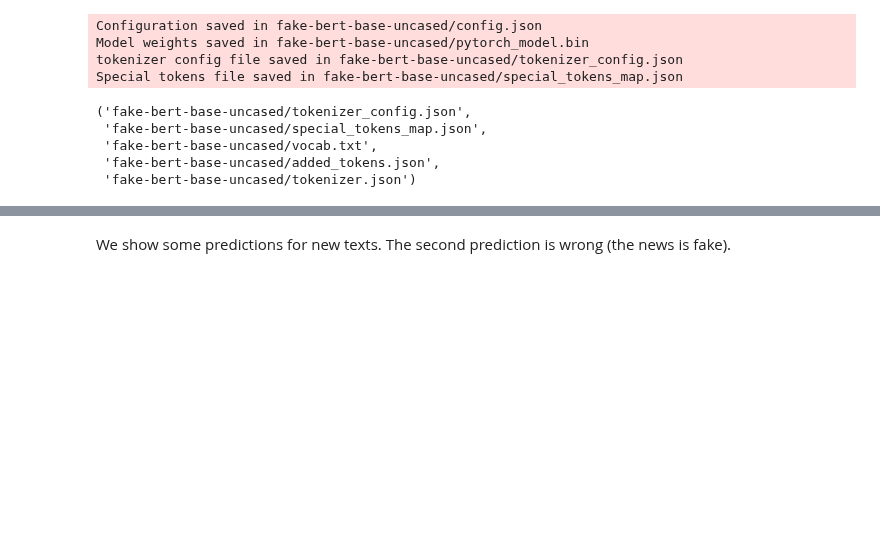
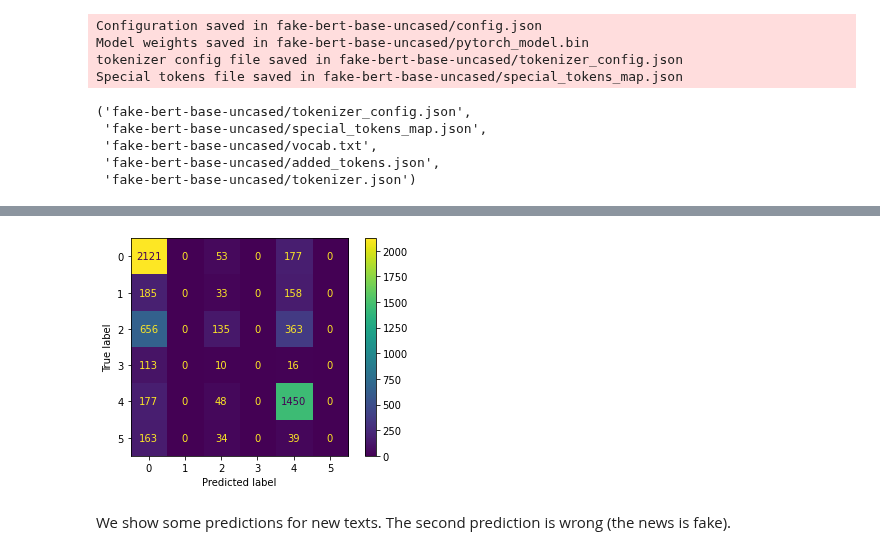
Before and after one commit to FlamanteGit/tfg_fakenews, a Jupyter notebook: BERT_fakeddit.ipynb, the cells around one changed output, grey strips where cells are left out. Drawn from its saved outputs; the diff is of its cells as text; code cells hidden in the pictures; blank space fills up the shorter version.

```diff
--- a/BERT_fakeddit.ipynb
+++ b/BERT_fakeddit.ipynb
@@ -486,3 +460,10 @@ weighted avg       0.77      0.77      0.76      5931
+# %%
+cm = confusion_matrix(y_test, y_pred)
+disp = ConfusionMatrixDisplay(confusion_matrix=cm,display_labels=labels_dict)
+disp.plot()
+plt.show()
+# %% [output]
+[figure, added]
 # %% [markdown]
 We show some predictions for new texts. The second prediction is wrong (the news is fake).
 # %%
```
Also changed, not shown: parts of 13 cells of this notebook.
